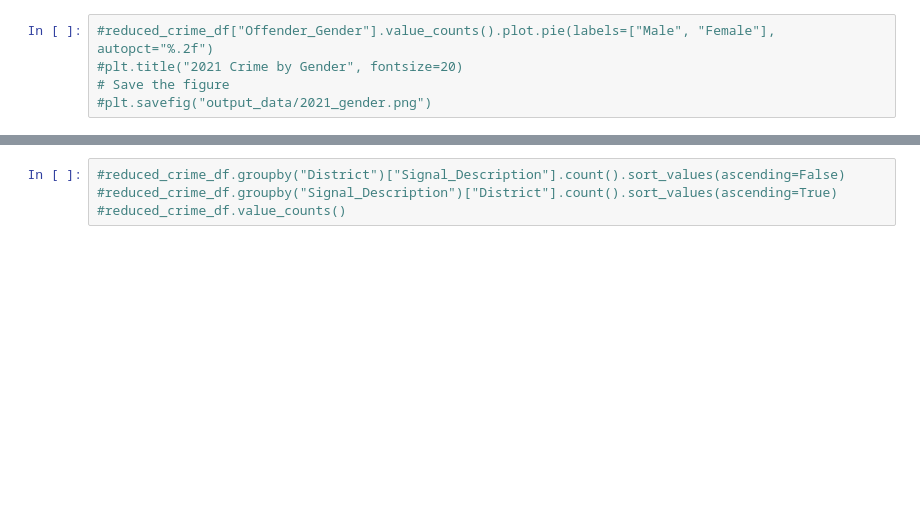
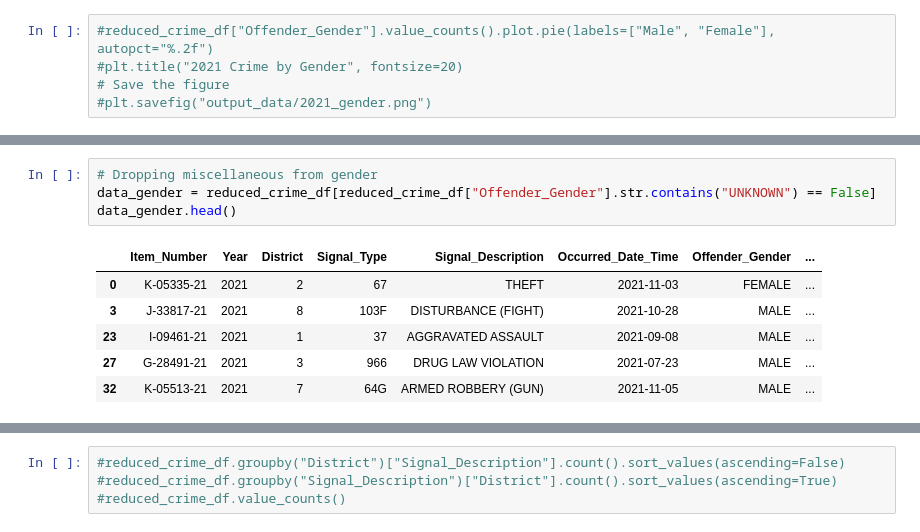
Before and after one commit to todd-petruska/Group_Project_1, a Jupyter notebook: crime_2021_final.ipynb, the cells around one changed output, grey strips where cells are left out. Drawn from its saved outputs; the diff is of its cells as text; blank space fills up the shorter version.

```diff
--- a/crime_2021_final.ipynb
+++ b/crime_2021_final.ipynb
@@ -330,0 +339,11 @@ plt.savefig("output_data/2021_district.png")
+# %%
+# Dropping miscellaneous from gender
+data_gender = reduced_crime_df[reduced_crime_df["Offender_Gender"].str.contains("UNKNOWN") == False]
+data_gender.head()
+# %% [output]
+|  | Item_Number | Year | District | Signal_Type | Signal_Description | Occurred_Date_Time | Offender_Gender | ... |
+| 0 | K-05335-21 | 2021 | 2 | 67 | THEFT | 2021-11-03 | FEMALE | ... |
+| 3 | J-33817-21 | 2021 | 8 | 103F | DISTURBANCE (FIGHT) | 2021-10-28 | MALE | ... |
+| 23 | I-09461-21 | 2021 | 1 | 37 | AGGRAVATED ASSAULT | 2021-09-08 | MALE | ... |
+| 27 | G-28491-21 | 2021 | 3 | 966 | DRUG LAW VIOLATION | 2021-07-23 | MALE | ... |
+| 32 | K-05513-21 | 2021 | 7 | 64G | ARMED ROBBERY (GUN) | 2021-11-05 | MALE | ... |
```
Also changed, not shown: parts of 3 cells of this notebook, 15 other files.
